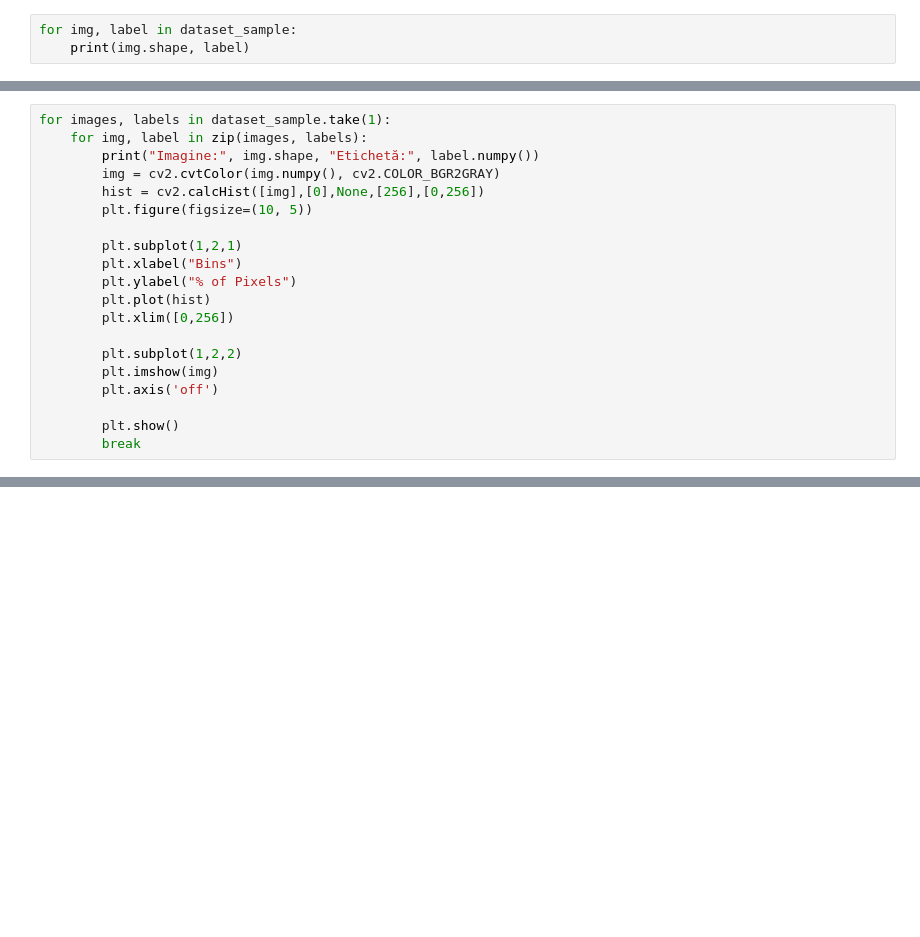
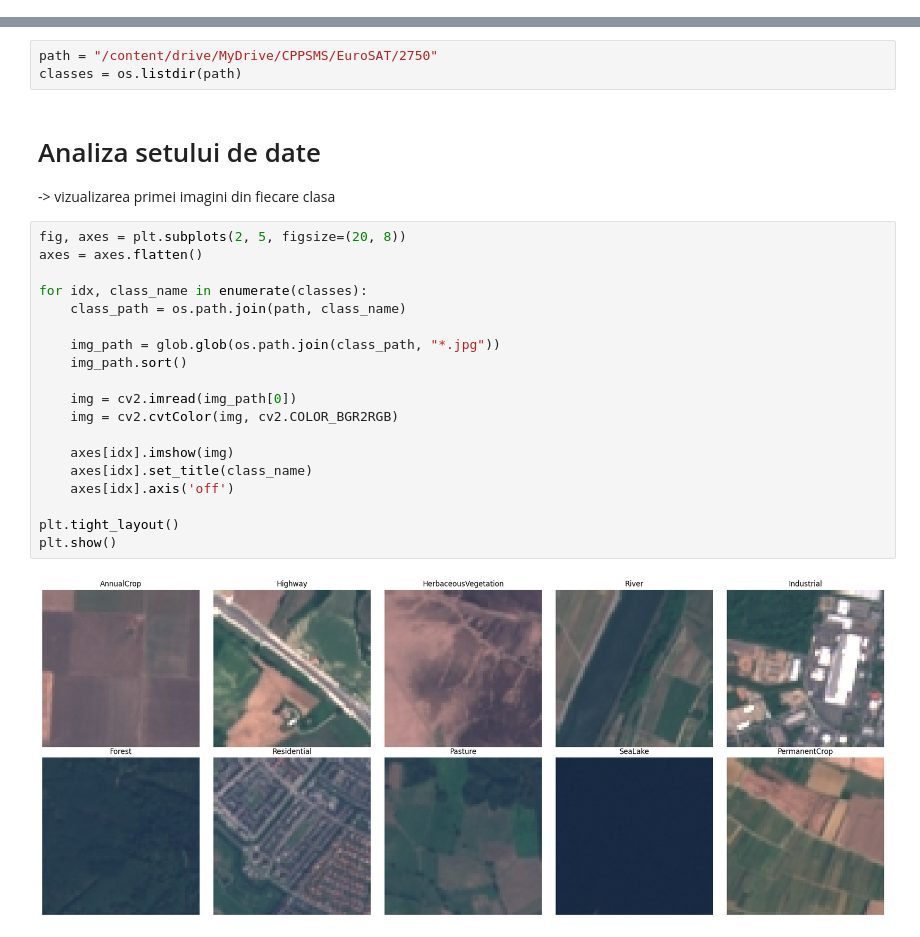
Before and after one commit to DaNa-cpu/Probability-calculation_stochastic-processes_stochastic-modeling, a Jupyter notebook: clasificare_euroSat.ipynb, the cells around one changed output, grey strips where cells are left out. Drawn from its saved outputs; the diff is of its cells as text; blank space fills up the shorter version.

```diff
--- a/clasificare_euroSat.ipynb
+++ b/clasificare_euroSat.ipynb
@@ -21,3 +0,0 @@ Found 27000 files belonging to 10 classes.
-# %%
-for img, label in dataset_sample:
-    print(img.shape, label)
@@ -41,20 +0,0 @@ for images, labels in dataset.take(1):
-# %%
-for images, labels in dataset_sample.take(1):
-    for img, label in zip(images, labels):
-        print("Imagine:", img.shape, "Etichetă:", label.numpy())
-        img = cv2.cvtColor(img.numpy(), cv2.COLOR_BGR2GRAY)
-        hist = cv2.calcHist([img],[0],None,[256],[0,256])
-        plt.figure(figsize=(10, 5))
-
-        plt.subplot(1,2,1)
-        plt.xlabel("Bins")
-        plt.ylabel("% of Pixels")
-        plt.plot(hist)
-        plt.xlim([0,256])
-
-        plt.subplot(1,2,2)
-        plt.imshow(img)
-        plt.axis('off')
-
-        plt.show()
-        break
@@ -111,0 +22,27 @@ for images, labels in dataset_sample.take(1):
+# %%
+path = "/content/drive/MyDrive/CPPSMS/EuroSAT/2750"
+classes = os.listdir(path)
+# %% [markdown]
+<h1>Analiza setului de date</h1>
+-> vizualizarea primei imagini din fiecare clasa
+# %%
+fig, axes = plt.subplots(2, 5, figsize=(20, 8))
+axes = axes.flatten()
+
+for idx, class_name in enumerate(classes):
+    class_path = os.path.join(path, class_name)
+
+    img_path = glob.glob(os.path.join(class_path, "*.jpg"))
+    img_path.sort()
+
+    img = cv2.imread(img_path[0])
+    img = cv2.cvtColor(img, cv2.COLOR_BGR2RGB)
+
+    axes[idx].imshow(img)
+    axes[idx].set_title(class_name)
+    axes[idx].axis('off')
+
+plt.tight_layout()
+plt.show()
+# %% [output]
+[figure, added]
```
Also changed, not shown: parts of 21 cells of this notebook.
